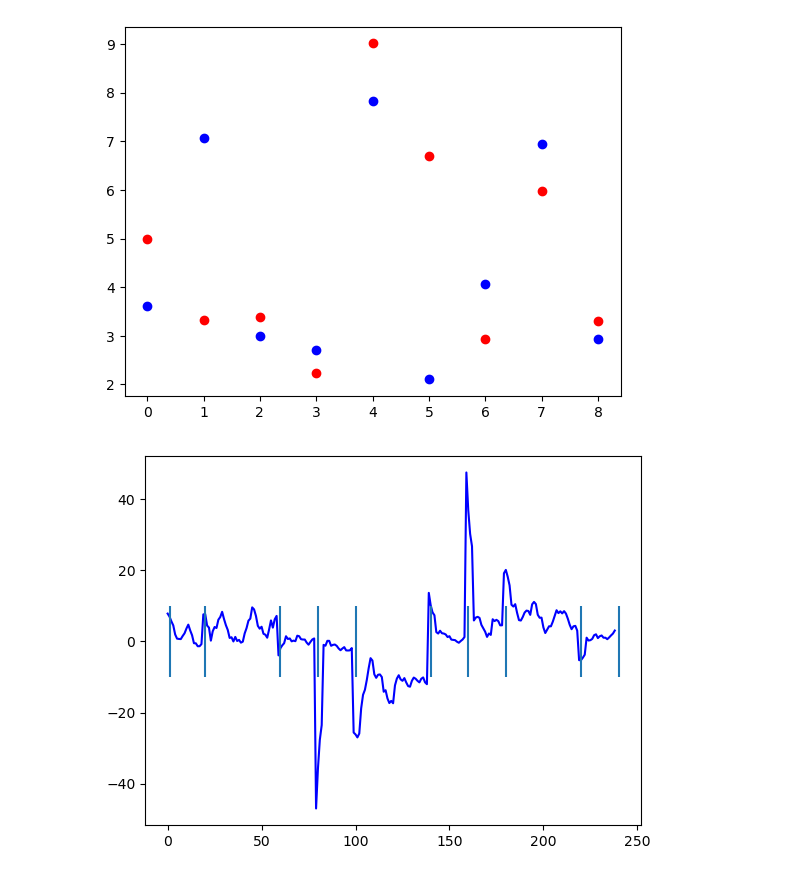
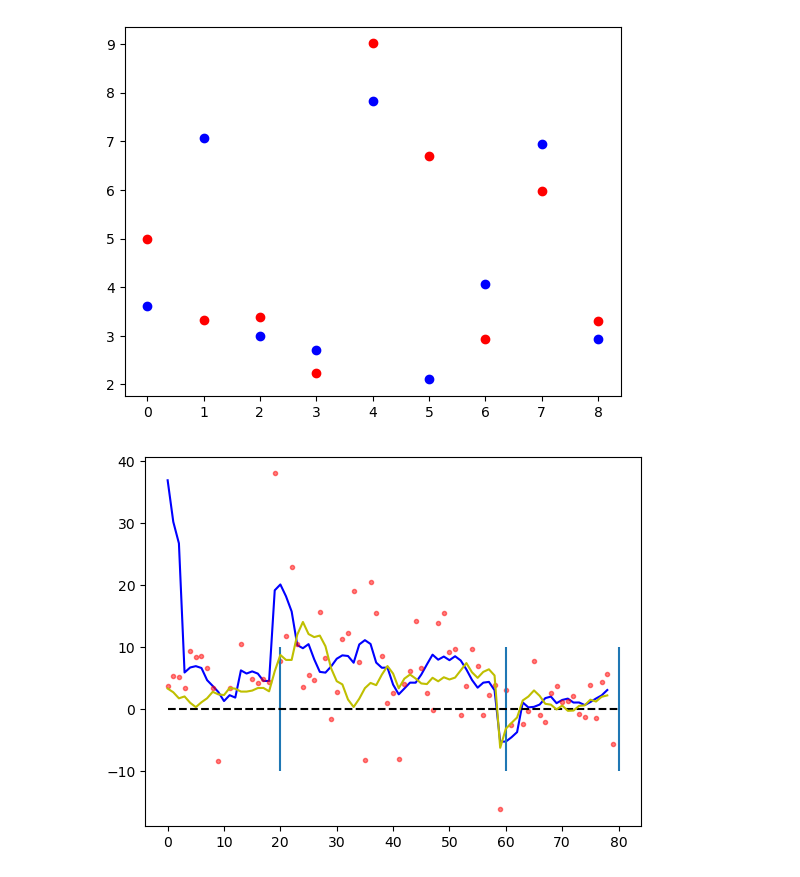
Before and after one commit to s-l-m/neural-modeling-23, a Jupyter notebook: plotting-ex2.ipynb, the cells around one changed output. Saved outputs shown, nothing was run; the diff lists cells and outputs as text; code cells hidden in the pictures.

```diff
--- a/plotting-ex2.ipynb
+++ b/plotting-ex2.ipynb
@@ -128,7 +128,7 @@ plt.show()
 # %% [output]
 [figure]
 # %%
-window_size = 4 #window size captures how many points are taken into account on each side of the data pt. to be smoothed
+window_size = 2 #window size captures how many points are taken into account on each side of the data pt. to be smoothed
 smoothed_baseline2_list = []
 running_variances_basel2_list = []
 
@@ -249,27 +250,29 @@ plt.show()
 # %%
 window_size = 3 #window size captures how many points are taken into account on each side of the data pt. to be smoothed
 smoothed_interference2_list = []
 running_variances_interference2_list = []
 
 for i in range(len(timestamps_interference)-1):
     for t in range(timestamps_interference[i],timestamps_interference[i+1]):
         real_window_min = max([timestamps_interference[i], t-window_size])
         real_window_max = min([timestamps_interference[i+1],t+window_size])
 
         smoothed_interference2 = np.nanmean(interference_data_2[0,real_window_min:real_window_max])
         smoothed_interference2_list.append(smoothed_interference2)
 
         running_variance_interference2 = np.nanstd(interference_data_2[0,real_window_min:real_window_max])
         running_variances_interference2_list.append(running_variance_interference2)
 
 mplusv_interference2 = np.array(smoothed_interference2_list) + np.array(running_variances_interference2_list)
 mminusv_interference2 = np.array(smoothed_interference2_list) - np.array(running_variances_interference2_list)
 
-plt.plot(smoothed_interference2_list, 'b-')
-#plt.plot(interference_data_2[0,:], 'r.', alpha=0.5)
+plt.plot(smoothed_interference2_list[160:], 'b-')
+plt.plot(interference_data_2[0,161:], 'r.', alpha=0.5)
 #plt.plot(mplusv_interference2, 'y--')
 #plt.plot(mminusv_interference2, 'y--')
-plt.vlines(timestamps_interference, -10, 10)
+plt.vlines(np.array(timestamps_interference[7:])-160*np.ones(3), -10, 10)
+plt.hlines([0], 0, 80, colors='black', linestyles='dashed')
+plt.plot(smoothed_interference1_list[160:], 'y-')
 plt.show()
 # %% [output]
-[figure, old version]
+[figure, new version]
```
Also changed, not shown: parts of 5 cells of this notebook.
